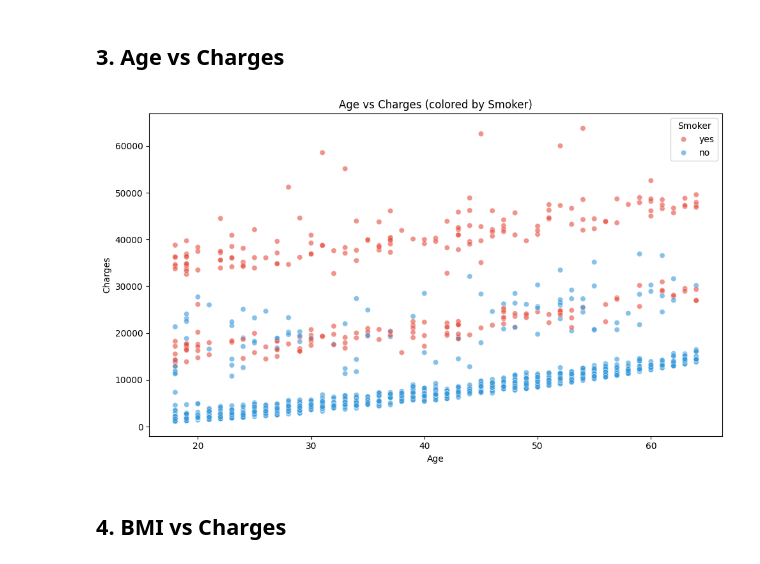
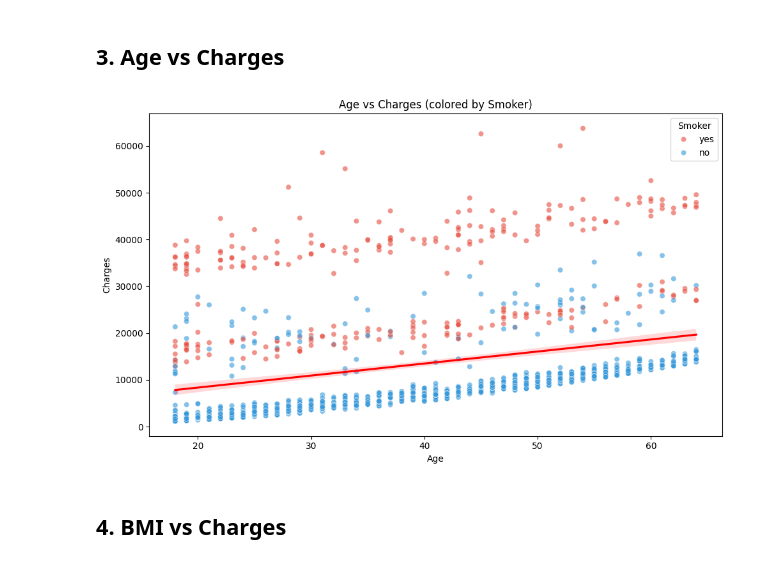
Before and after one commit to ameliacitradewi/Insurance-Cost-Prediction, a Jupyter notebook: code.ipynb, the cells around one changed output. Cells and saved outputs as stored; diff of their text form; code cells hidden in the pictures.

```diff
--- a/code.ipynb
+++ b/code.ipynb
@@ -419,14 +423,15 @@ plt.show()
 # %%
 plt.figure(figsize=(10, 6))
 sns.scatterplot(data=plot_df, x='age', y='charges', hue='smoker', alpha=0.6, palette={'no': '#3498db', 'yes': '#e74c3c'})
+sns.regplot(data=plot_df, x='age', y='charges', scatter=False, color='red')
 plt.title('Age vs Charges (colored by Smoker)')
 plt.xlabel('Age')
 plt.ylabel('Charges')
 plt.legend(title='Smoker')
 plt.tight_layout()
 plt.show()
 # %% [output]
-[figure, old version]
+[figure, new version]
 # %% [markdown]
 ## 4. BMI vs Charges
 # %%
```
Also changed, not shown: parts of 1 cell of this notebook.
